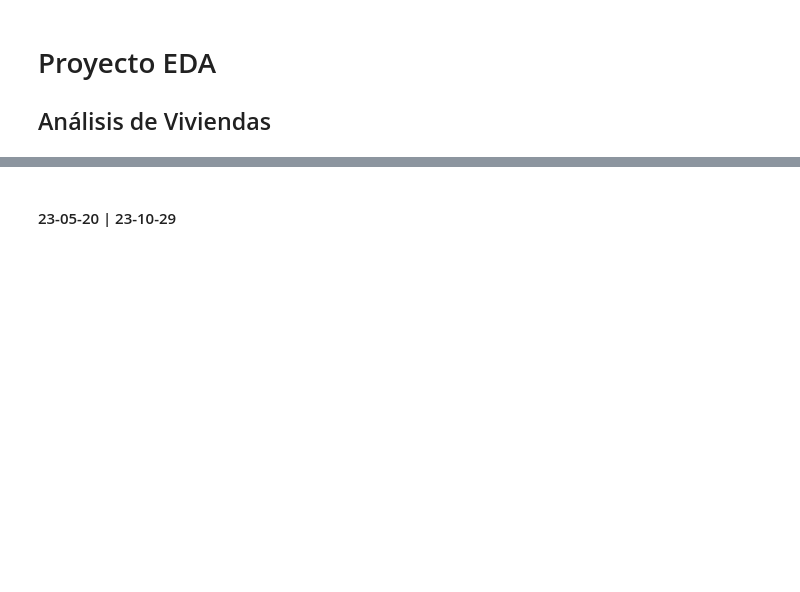
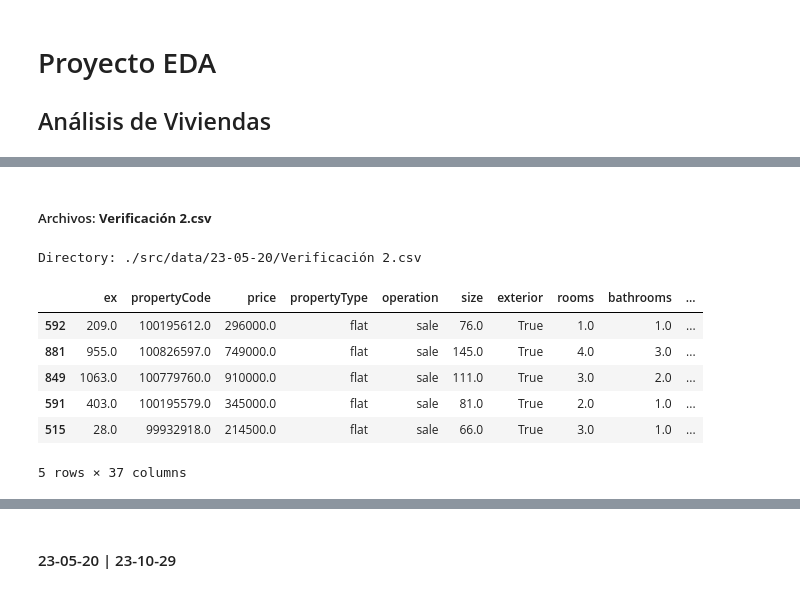
Before and after one commit to asgr29/EDA_Inmuebles_Idealista, a Jupyter notebook: src/notebooks/notebook-eda.ipynb, the cells around one changed output, grey strips where cells are left out. Drawn from its saved outputs; the diff is of its cells as text; code cells hidden in the pictures; blank space fills up the shorter version.

```diff
--- a/src/notebooks/notebook-eda.ipynb
+++ b/src/notebooks/notebook-eda.ipynb
@@ -114,0 +330,17 @@ Name: count, dtype: int64
+# %% [markdown]
+##### Archivos: **Verificación 2.csv**
+# %%
+dir = f"{path}/23-05-20/{files[4]}"
+print("Directory:", dir)
+
+data = pd.read_csv(dir)
+data.sample(5)
+# %% [output]
+Directory: ./src/data/23-05-20/Verificación 2.csv
+|  | ex | propertyCode | price | propertyType | operation | size | exterior | rooms | bathrooms | ... |
+| 592 | 209.0 | 100195612.0 | 296000.0 | flat | sale | 76.0 | True | 1.0 | 1.0 | ... |
+| 881 | 955.0 | 100826597.0 | 749000.0 | flat | sale | 145.0 | True | 4.0 | 3.0 | ... |
+| 849 | 1063.0 | 100779760.0 | 910000.0 | flat | sale | 111.0 | True | 3.0 | 2.0 | ... |
+| 591 | 403.0 | 100195579.0 | 345000.0 | flat | sale | 81.0 | True | 2.0 | 1.0 | ... |
+| 515 | 28.0 | 99932918.0 | 214500.0 | flat | sale | 66.0 | True | 3.0 | 1.0 | ... |
+5 rows × 37 columns
```
Also changed, not shown: parts of 71 cells of this notebook, 1 other file.
